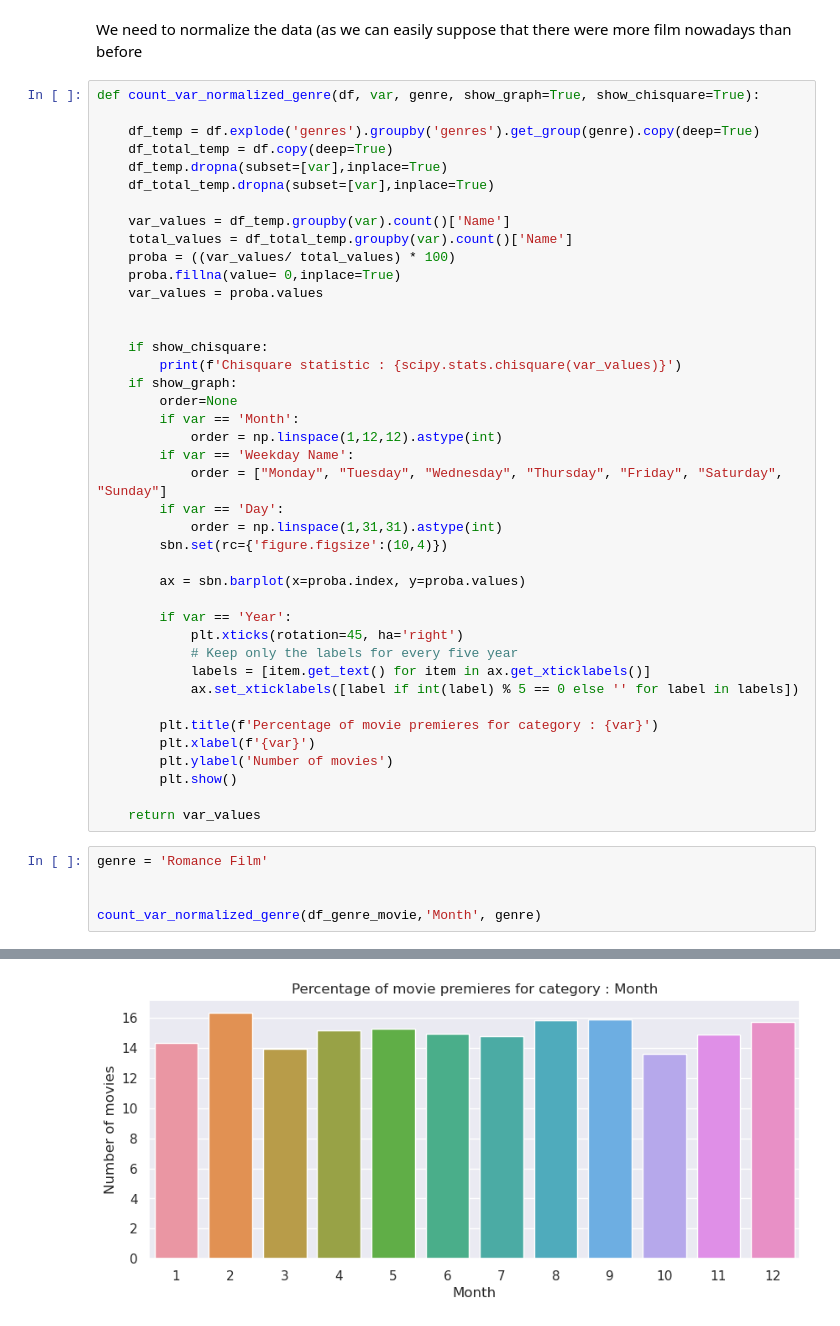
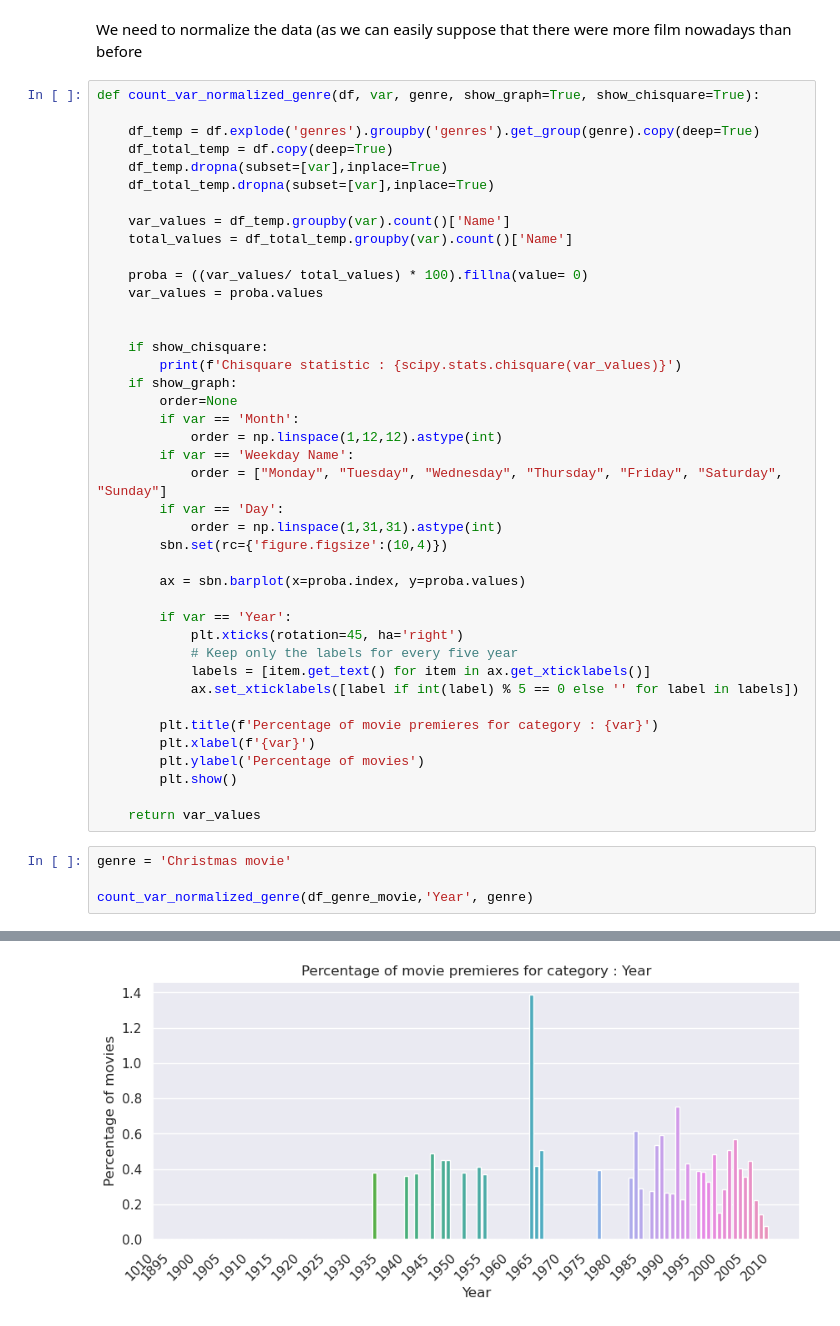
Before and after one commit to epfl-ada/ada-2023-project-deapdatadestroyers, a Jupyter notebook: data_movie_analysis.ipynb, the cells around one changed output, grey strips where cells are left out. Saved outputs shown, nothing was run; the diff lists cells and outputs as text.

```diff
--- a/data_movie_analysis.ipynb
+++ b/data_movie_analysis.ipynb
@@ -364,8 +353,8 @@ def count_var_normalized_genre(df, var, genre, show_graph=True, show_chisquare=T
 
     var_values = df_temp.groupby(var).count()['Name']
     total_values = df_total_temp.groupby(var).count()['Name']
-    proba = ((var_values/ total_values) * 100)
-    proba.fillna(value= 0,inplace=True)
+
+    proba = ((var_values/ total_values) * 100).fillna(value= 0)
     var_values = proba.values
 
 
@@ -391,13 +380,12 @@ def count_var_normalized_genre(df, var, genre, show_graph=True, show_chisquare=T
 
         plt.title(f'Percentage of movie premieres for category : {var}')
         plt.xlabel(f'{var}')
-        plt.ylabel('Number of movies')
+        plt.ylabel('Percentage of movies')
         plt.show()
 
     return var_values
 # %%
-genre = 'Romance Film'
+genre = 'Christmas movie'
 
-
-count_var_normalized_genre(df_genre_movie,'Month', genre)
+count_var_normalized_genre(df_genre_movie,'Year', genre)
 # %% [output]
@@ -405 +393 @@ Chisquare statistic : Power_divergenceResult(statistic=0.49619693563481326, pval
-[figure, old version]
+[figure, new version]
```
Also changed, not shown: parts of 5 cells of this notebook.
